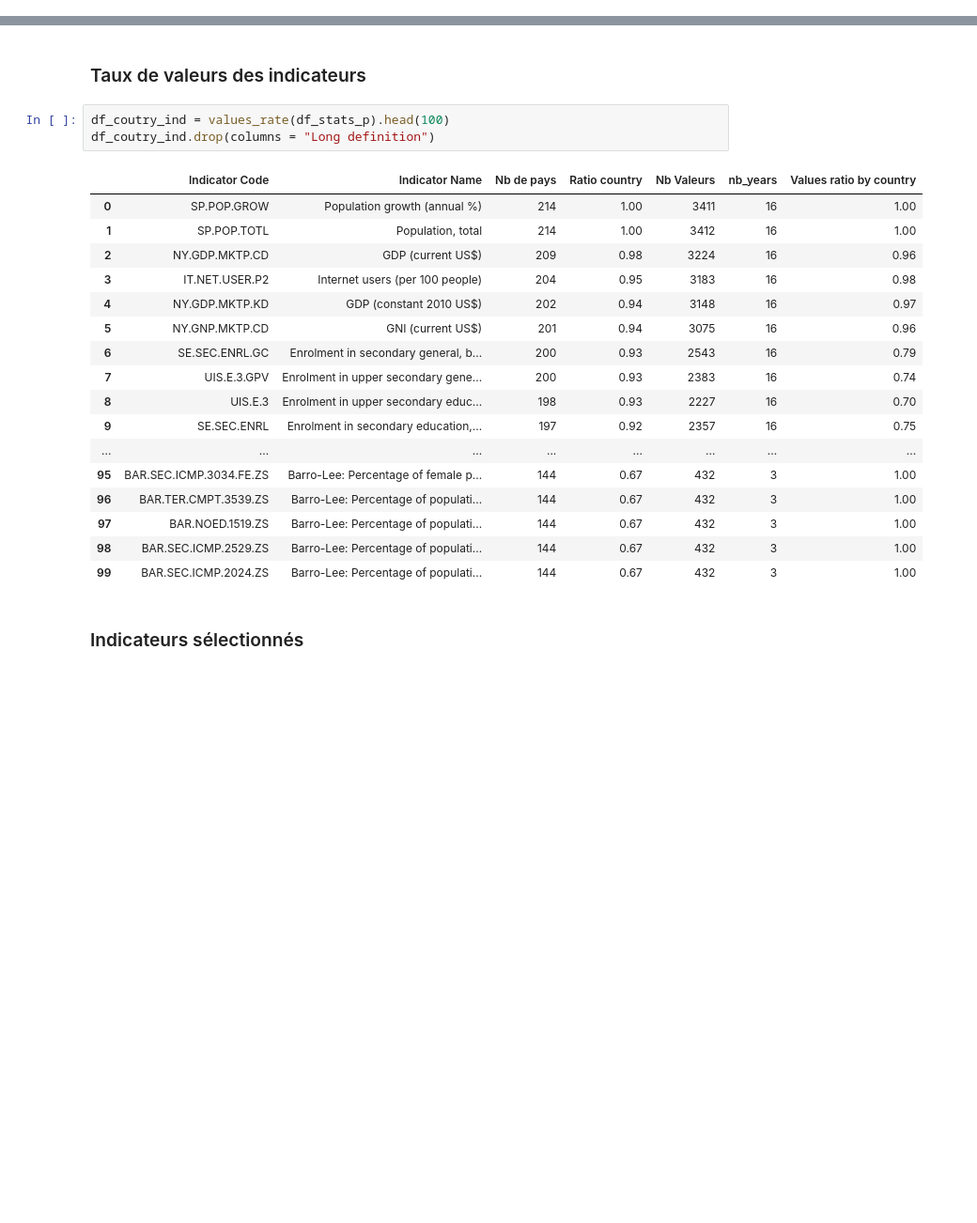
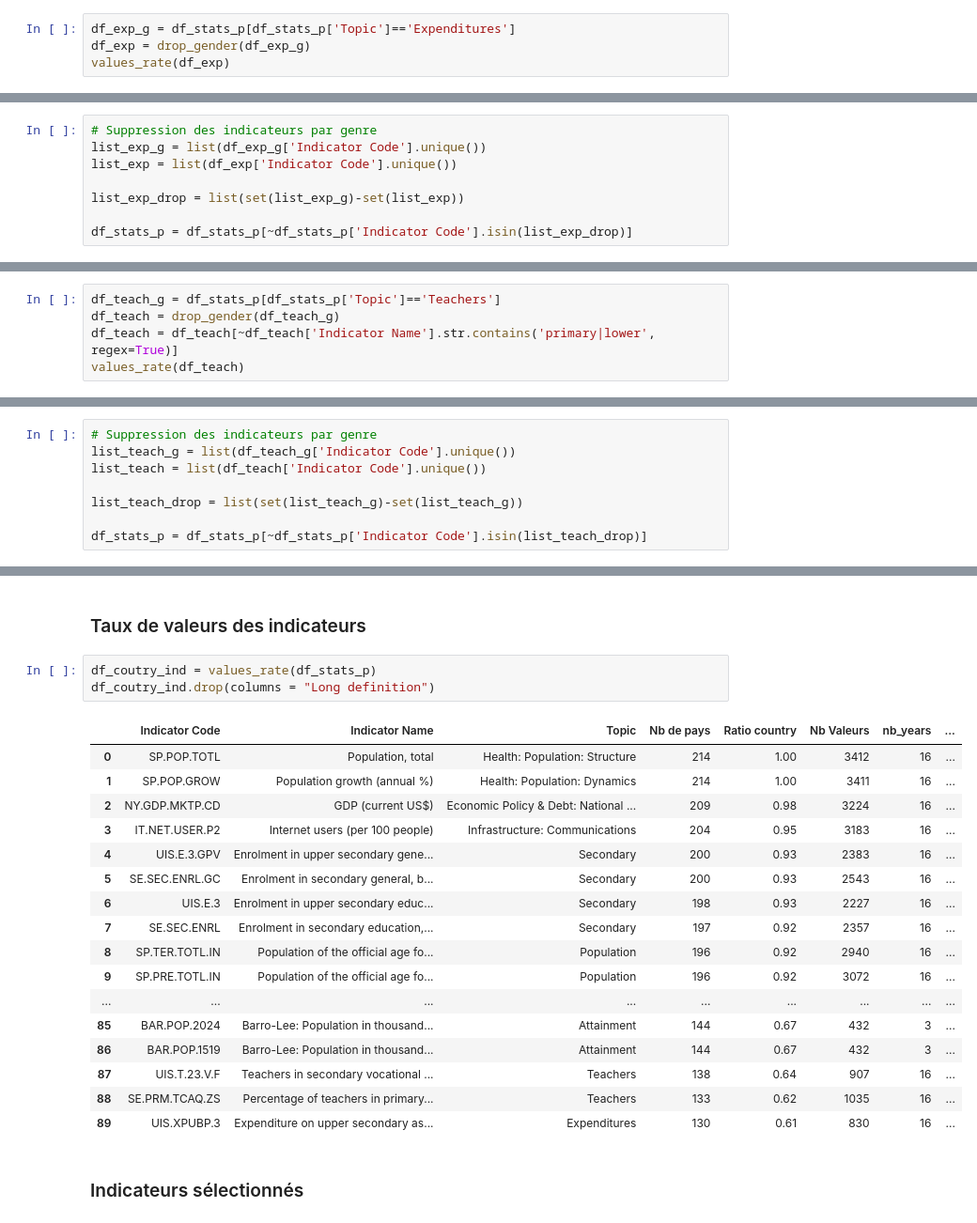
Before and after one commit to Lwmay/analyses_de_systemes_educatifs, a Jupyter notebook: P2_01_notebook.ipynb, the cells around one changed output, grey strips where cells are left out. Shown at 94% size. Saved outputs shown, nothing was run; the diff lists cells and outputs as text; blank space fills up the shorter version.

```diff
--- a/P2_01_notebook.ipynb
+++ b/P2_01_notebook.ipynb
@@ -1024,0 +1074,4 @@ No data
+# %%
+df_exp_g = df_stats_p[df_stats_p['Topic']=='Expenditures']
+df_exp = drop_gender(df_exp_g)
+values_rate(df_exp)
@@ -1024,0 +1088,8 @@ No data
+# %%
+# Suppression des indicateurs par genre
+list_exp_g = list(df_exp_g['Indicator Code'].unique())
+list_exp = list(df_exp['Indicator Code'].unique())
+
+list_exp_drop = list(set(list_exp_g)-set(list_exp))
+
+df_stats_p = df_stats_p[~df_stats_p['Indicator Code'].isin(list_exp_drop)]
@@ -1024,0 +1098,5 @@ No data
+# %%
+df_teach_g = df_stats_p[df_stats_p['Topic']=='Teachers']
+df_teach = drop_gender(df_teach_g)
+df_teach = df_teach[~df_teach['Indicator Name'].str.contains('primary|lower', regex=True)]
+values_rate(df_teach)
@@ -1025,27 +1113,35 @@ No data
+# %%
+# Suppression des indicateurs par genre
+list_teach_g = list(df_teach_g['Indicator Code'].unique())
+list_teach = list(df_teach['Indicator Code'].unique())
+
+list_teach_drop = list(set(list_teach_g)-set(list_teach_g))
+
+df_stats_p = df_stats_p[~df_stats_p['Indicator Code'].isin(list_teach_drop)]
 # %% [markdown]
 ## Sélection des indicateurs
 # %% [markdown]
 ### Taux de valeurs des indicateurs
 # %%
-df_coutry_ind = values_rate(df_stats_p).head(100)
+df_coutry_ind = values_rate(df_stats_p)
 df_coutry_ind.drop(columns = "Long definition")
 # %% [output]
-|  | Indicator Code | Indicator Name | Nb de pays | Ratio country | Nb Valeurs | nb_years | Values ratio by country |
-| 0 | SP.POP.GROW | Population growth (annual %) | 214 | 1.00 | 3411 | 16 | 1.00 |
-| 1 | SP.POP.TOTL | Population, total | 214 | 1.00 | 3412 | 16 | 1.00 |
-| 2 | NY.GDP.MKTP.CD | GDP (current US$) | 209 | 0.98 | 3224 | 16 | 0.96 |
-| 3 | IT.NET.USER.P2 | Internet users (per 100 people) | 204 | 0.95 | 3183 | 16 | 0.98 |
-| 4 | NY.GDP.MKTP.KD | GDP (constant 2010 US$) | 202 | 0.94 | 3148 | 16 | 0.97 |
-| 5 | NY.GNP.MKTP.CD | GNI (current US$) | 201 | 0.94 | 3075 | 16 | 0.96 |
-| 6 | SE.SEC.ENRL.GC | Enrolment in secondary general, b... | 200 | 0.93 | 2543 | 16 | 0.79 |
-| 7 | UIS.E.3.GPV | Enrolment in upper secondary gene... | 200 | 0.93 | 2383 | 16 | 0.74 |
-| 8 | UIS.E.3 | Enrolment in upper secondary educ... | 198 | 0.93 | 2227 | 16 | 0.70 |
-| 9 | SE.SEC.ENRL | Enrolment in secondary education,... | 197 | 0.92 | 2357 | 16 | 0.75 |
-| ... | ... | ... | ... | ... | ... | ... | ... |
-| 95 | BAR.SEC.ICMP.3034.FE.ZS | Barro-Lee: Percentage of female p... | 144 | 0.67 | 432 | 3 | 1.00 |
-| 96 | BAR.TER.CMPT.3539.ZS | Barro-Lee: Percentage of populati... | 144 | 0.67 | 432 | 3 | 1.00 |
-| 97 | BAR.NOED.1519.ZS | Barro-Lee: Percentage of populati... | 144 | 0.67 | 432 | 3 | 1.00 |
-| 98 | BAR.SEC.ICMP.2529.ZS | Barro-Lee: Percentage of populati... | 144 | 0.67 | 432 | 3 | 1.00 |
-| 99 | BAR.SEC.ICMP.2024.ZS | Barro-Lee: Percentage of populati... | 144 | 0.67 | 432 | 3 | 1.00 |
+|  | Indicator Code | Indicator Name | Topic | Nb de pays | Ratio country | Nb Valeurs | nb_years | ... |
+| 0 | SP.POP.TOTL | Population, total | Health: Population: Structure | 214 | 1.00 | 3412 | 16 | ... |
+| 1 | SP.POP.GROW | Population growth (annual %) | Health: Population: Dynamics | 214 | 1.00 | 3411 | 16 | ... |
+| 2 | NY.GDP.MKTP.CD | GDP (current US$) | Economic Policy & Debt: National ... | 209 | 0.98 | 3224 | 16 | ... |
+| 3 | IT.NET.USER.P2 | Internet users (per 100 people) | Infrastructure: Communications | 204 | 0.95 | 3183 | 16 | ... |
+| 4 | UIS.E.3.GPV | Enrolment in upper secondary gene... | Secondary | 200 | 0.93 | 2383 | 16 | ... |
+| 5 | SE.SEC.ENRL.GC | Enrolment in secondary general, b... | Secondary | 200 | 0.93 | 2543 | 16 | ... |
+| 6 | UIS.E.3 | Enrolment in upper secondary educ... | Secondary | 198 | 0.93 | 2227 | 16 | ... |
+| 7 | SE.SEC.ENRL | Enrolment in secondary education,... | Secondary | 197 | 0.92 | 2357 | 16 | ... |
+| 8 | SP.TER.TOTL.IN | Population of the official age fo... | Population | 196 | 0.92 | 2940 | 16 | ... |
+| 9 | SP.PRE.TOTL.IN | Population of the official age fo... | Population | 196 | 0.92 | 3072 | 16 | ... |
+| ... | ... | ... | ... | ... | ... | ... | ... | ... |
+| 85 | BAR.POP.2024 | Barro-Lee: Population in thousand... | Attainment | 144 | 0.67 | 432 | 3 | ... |
+| 86 | BAR.POP.1519 | Barro-Lee: Population in thousand... | Attainment | 144 | 0.67 | 432 | 3 | ... |
+| 87 | UIS.T.23.V.F | Teachers in secondary vocational ... | Teachers | 138 | 0.64 | 907 | 16 | ... |
+| 88 | SE.PRM.TCAQ.ZS | Percentage of teachers in primary... | Teachers | 133 | 0.62 | 1035 | 16 | ... |
+| 89 | UIS.XPUBP.3 | Expenditure on upper secondary as... | Expenditures | 130 | 0.61 | 830 | 16 | ... |
 # %% [markdown]
 ### Indicateurs sélectionnés
```
Also changed, not shown: parts of 95 cells of this notebook.
